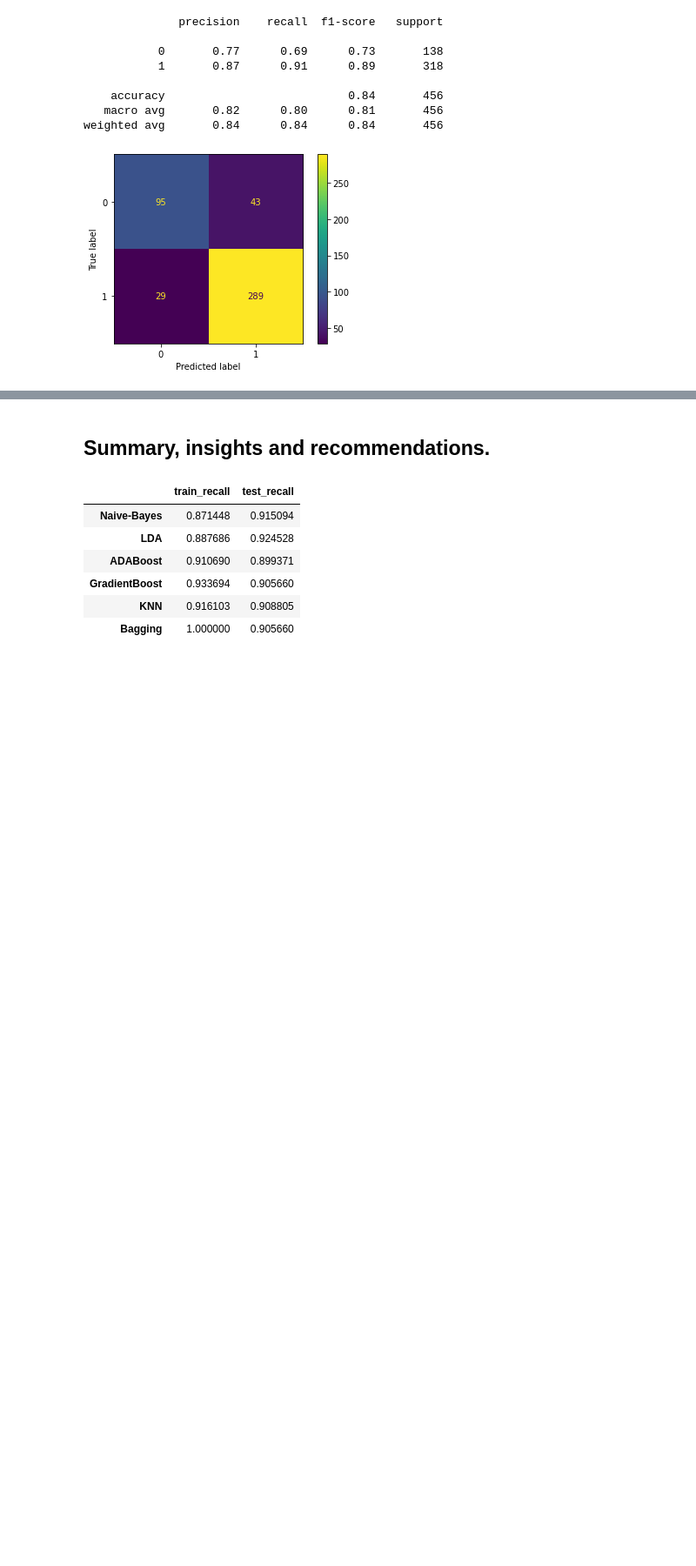
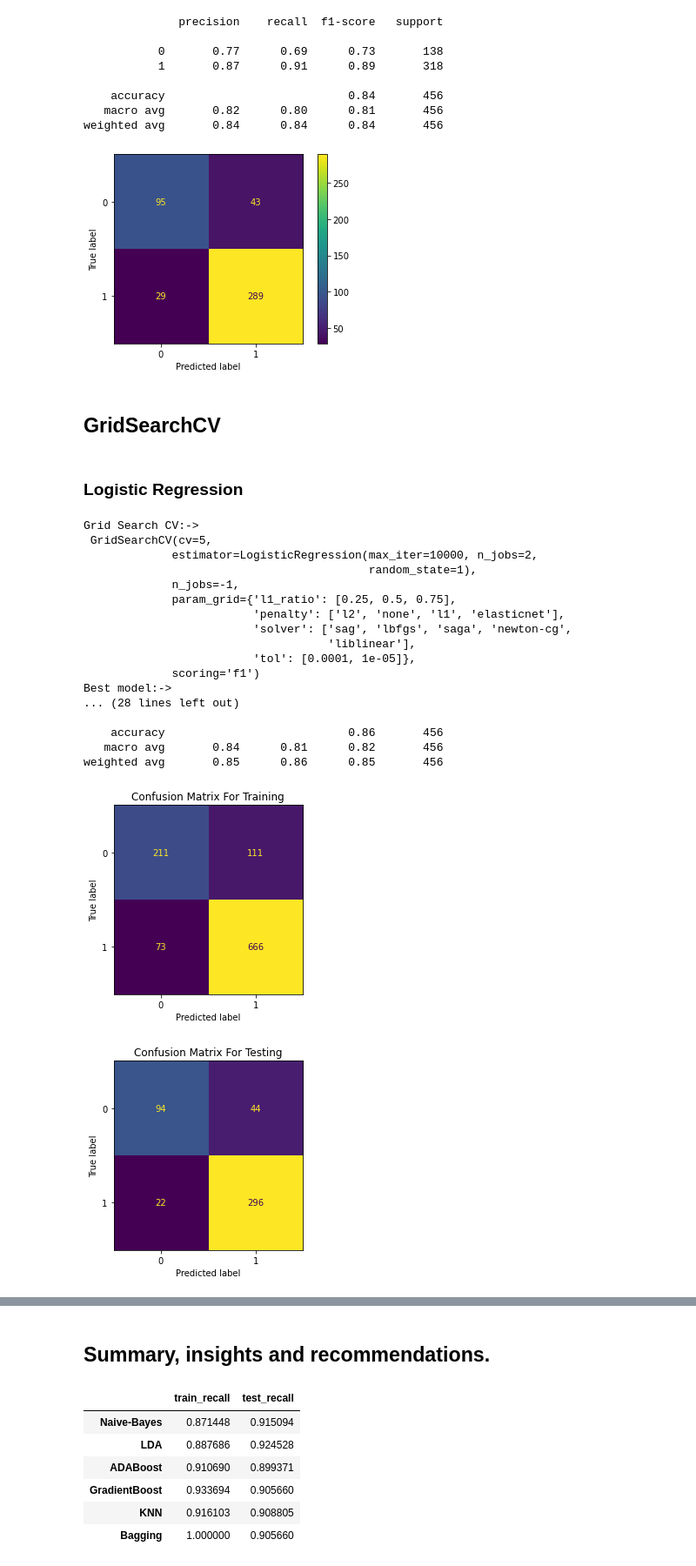
Before and after one commit to sainadh6414/datascience, a Jupyter notebook: _6_machine_learning/project/Notebook.ipynb, the cells around one changed output, grey strips where cells are left out. Shown at 87% size. Drawn from its saved outputs; the diff is of its cells as text; code cells hidden in the pictures; blank space fills up the shorter version.

```diff
--- a/_6_machine_learning/project/Notebook.ipynb
+++ b/_6_machine_learning/project/Notebook.ipynb
@@ -947,0 +982,37 @@ weighted avg       0.84      0.84      0.84       456
+# %%
+def print_best_features(X_train, best_model):
+    coef_df = pd.DataFrame({'columns': X_train.columns, 'coef': best_model.coef_[0]})
+    sorted_coef_values = coef_df.sort_values('coef', ascending=False)
+    plt.figure(figsize=(10,10))
+    sns.barplot(x='coef', y='columns', data=sorted_coef_values)
+    plt.xlabel('Coefficents from Linear Regression Model')
+    plt.ylabel('Features')
+    plt.title('Best Features')
+    plt.show()
+# %%
+def build_model(grid, model, df, cv, jobs, scoring, no_best_features=True):
+    X = df_dummy.drop(['vote_Labour'], axis=1)
+    y = df_dummy['vote_Labour']
+    X_train, X_test, y_train, y_test = train_test_split(X, y, test_size=0.30 , random_state=1, stratify=df_dummy['vote_Labour']) # stratify = y
+
+    ret_obj = get_best_model_GridSearchCV(model, grid, cv, jobs, scoring, X_train, y_train)
+    grid_search = ret_obj['grid_search_cv']
+    best_model = ret_obj['best_model']
+    print('Grid Search CV:->\n', grid_search)
+    print('Best model:->\n',best_model)
+
+    ytrain_predict = best_model.predict(X_train)
+    ytest_predict = best_model.predict(X_test)
+    print('Predict Probablities for Test:-> \n')
+    ytest_predict_prob=best_model.predict_proba(X_test)
+
+    print(pd.DataFrame(ytest_predict_prob).head())
+
+    print_metrics(best_model,X_train,y_train, ytrain_predict, 'Training')
+
+    print_metrics(best_model,X_test,y_test, ytest_predict, 'Testing')
+
+    if(no_best_features):
+        print_best_features(X_train, best_model)
+# %% [markdown]
+## GridSearchCV
@@ -947,0 +1024,31 @@ weighted avg       0.84      0.84      0.84       456
+# %% [markdown]
+### Logistic Regression
+# %%
+grid={
+    'penalty':['l2','none','l1','elasticnet'],
+    'solver':['sag','lbfgs','saga','newton-cg','liblinear'],
+    'tol':[0.0001,0.00001], # 0.1, 0.01,0.001,
+    'l1_ratio':[0.25,0.5,0.75]
+    } #'max_iter':[100,1000,10000]
+model = LogisticRegression(max_iter=10000,n_jobs=2,random_state=1)
+build_model(grid, model, df_dummy, 5, -1, 'f1')
+# %% [output]
+Grid Search CV:->
+ GridSearchCV(cv=5,
+             estimator=LogisticRegression(max_iter=10000, n_jobs=2,
+                                          random_state=1),
+             n_jobs=-1,
+             param_grid={'l1_ratio': [0.25, 0.5, 0.75],
+                         'penalty': ['l2', 'none', 'l1', 'elasticnet'],
+                         'solver': ['sag', 'lbfgs', 'saga', 'newton-cg',
+                                    'liblinear'],
+                         'tol': [0.0001, 1e-05]},
+             scoring='f1')
+Best model:->
+... (28 lines left out)
+
+    accuracy                           0.86       456
+   macro avg       0.84      0.81      0.82       456
+weighted avg       0.85      0.86      0.85       456
+[figure, added]
+[figure, added]
```
Also changed, not shown: parts of 83 cells of this notebook, 3 other files.
